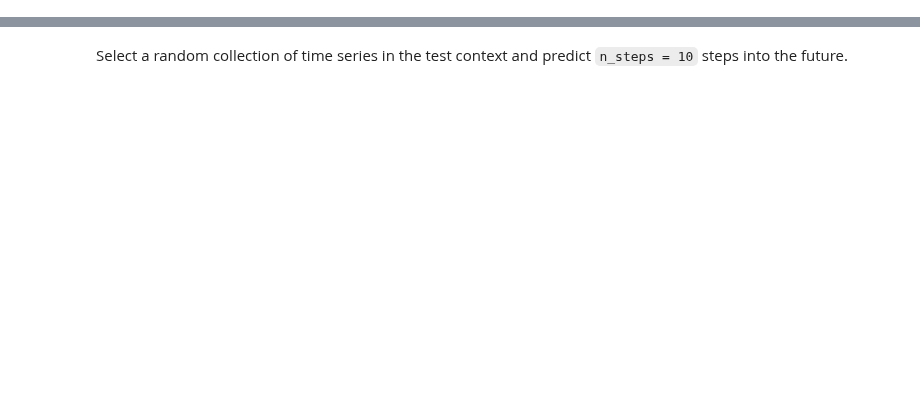
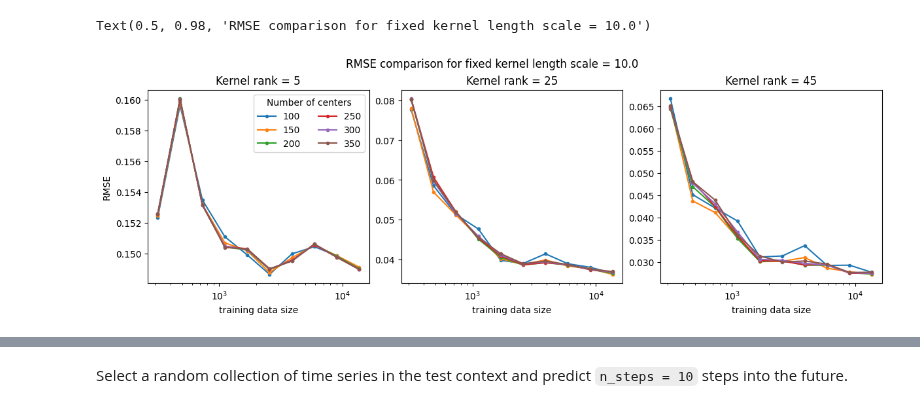
Before and after one commit to ejbrun/koopman_learning_tropical_cyclone, a Jupyter notebook: examples/koopman_kernel_for_TC_plot_prediction.ipynb, the cells around one changed output, grey strips where cells are left out. Cells and saved outputs as stored; diff of their text form; code cells hidden in the pictures; blank space fills up the shorter version.

```diff
--- a/examples/koopman_kernel_for_TC_plot_prediction.ipynb
+++ b/examples/koopman_kernel_for_TC_plot_prediction.ipynb
@@ -117,0 +180,14 @@ model, fit_time = timer(model.fit)(contexts['train'])
+# %%
+rmse_arr = np.zeros((len(train_stops), len(koopman_kernel_length_scale), len(koopman_kernel_rank), len(koopman_kernel_num_centers)))
+for i, j, k in product(range(len(koopman_kernel_length_scale)), range(len(koopman_kernel_rank)), range(len(koopman_kernel_num_centers))):
+    flag_params = {
+        "koopman_kernel_num_train_stops": 10,
+        "year_range": [1970, 2020],
+        "model": model_str,
+        "koopman_kernel_length_scale": koopman_kernel_length_scale[i],
+        "koopman_kernel_rank": koopman_kernel_rank[j],
+        "koopman_kernel_num_centers": koopman_kernel_num_centers[k],
+    }
+    flag_params = extend_by_default_flag_values(flag_params)
+    res = load_model_results(flag_params, path_training_results, train_stops)
+    rmse_arr[:, i, j, k] = [res[stop]["eval_rmse"] for stop in train_stops]
@@ -117,0 +218,34 @@ model, fit_time = timer(model.fit)(contexts['train'])
+# %%
+fig, ax = plt.subplots(1,3, layout="constrained")
+fig.set_size_inches(12,4)
+
+
+kk_ls_idx = 3
+
+kk_krank_idx = 0
+for kk_nc_idx in range(len(koopman_kernel_num_centers)):
+    ax[0].plot(train_stops, rmse_arr[:, kk_ls_idx, kk_krank_idx, kk_nc_idx], label=f"{koopman_kernel_num_centers[kk_nc_idx]}", marker=".")
+ax[0].set_xscale("log")
+ax[0].legend(title="Number of centers", ncols=2)
+ax[0].set_title(f"Kernel rank = {koopman_kernel_rank[kk_krank_idx]}")
+ax[0].set_xlabel("training data size")
+ax[0].set_ylabel("RMSE")
+
+kk_krank_idx = 1
+for kk_nc_idx in range(len(koopman_kernel_num_centers)):
+    ax[1].plot(train_stops, rmse_arr[:, kk_ls_idx, kk_krank_idx, kk_nc_idx], label=f"{koopman_kernel_num_centers[kk_nc_idx]}", marker=".")
+ax[1].set_xscale("log")
+ax[1].set_title(f"Kernel rank = {koopman_kernel_rank[kk_krank_idx]}")
+ax[1].set_xlabel("training data size")
+
+kk_krank_idx = 2
+for kk_nc_idx in range(len(koopman_kernel_num_centers)):
+    ax[2].plot(train_stops, rmse_arr[:, kk_ls_idx, kk_krank_idx, kk_nc_idx], label=f"{koopman_kernel_num_centers[kk_nc_idx]}", marker=".")
+ax[2].set_xscale("log")
+ax[2].set_title(f"Kernel rank = {koopman_kernel_rank[kk_krank_idx]}")
+ax[2].set_xlabel("training data size")
+
+fig.suptitle(f"RMSE comparison for fixed kernel length scale = {koopman_kernel_length_scale[kk_ls_idx]}")
+# %% [output]
+Text(0.5, 0.98, 'RMSE comparison for fixed kernel length scale = 10.0')
+[figure, added]
```
Also changed, not shown: parts of 68 cells of this notebook, 4 other files.
